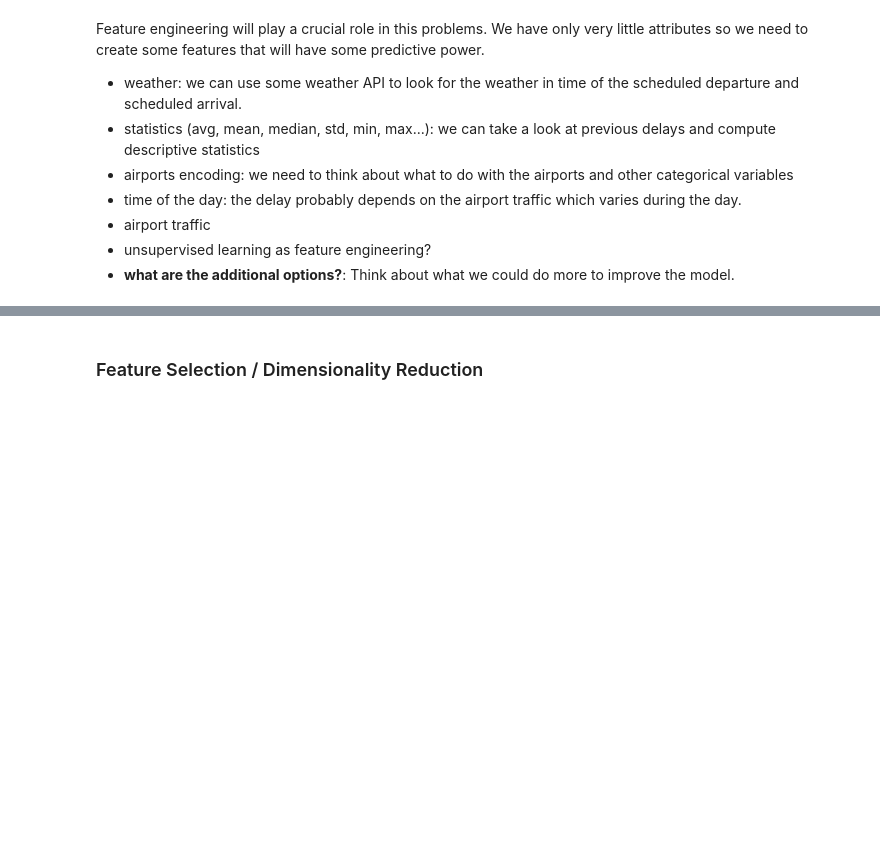
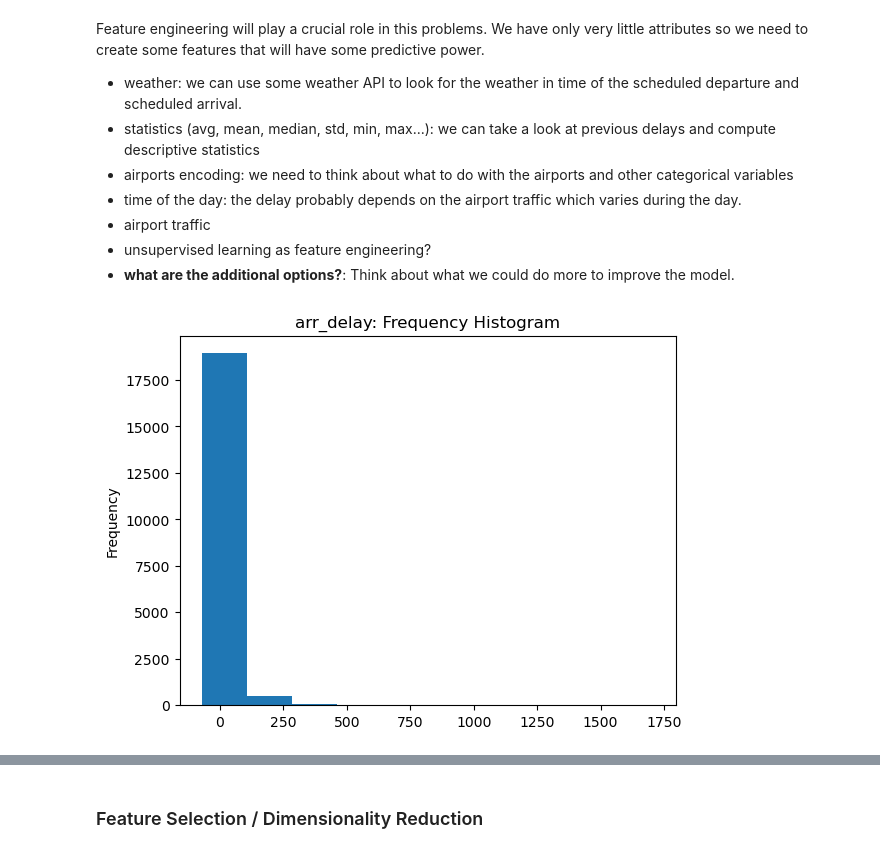
Before and after one commit to taaaraaa/Supervised-Learning-Project, a Jupyter notebook: modeling-bryan.ipynb, the cells around one changed output, grey strips where cells are left out. Cells and saved outputs as stored; diff of their text form; code cells hidden in the pictures; blank space fills up the shorter version.

```diff
--- a/modeling-bryan.ipynb
+++ b/modeling-bryan.ipynb
@@ -57,3 +66,8 @@ Feature engineering will play a crucial role in this problems. We have only very
 - airport traffic
 - unsupervised learning as feature engineering?
 - **what are the additional options?**: Think about what we could do more to improve the model.
+# %%
+plt.hist(df['arr_delay'], bins=10)
+plt.gca().set(title='arr_delay: Frequency Histogram', ylabel='Frequency');
+# %% [output]
+[figure, added]
```
Also changed, not shown: parts of 37 cells of this notebook, 18 other files.
